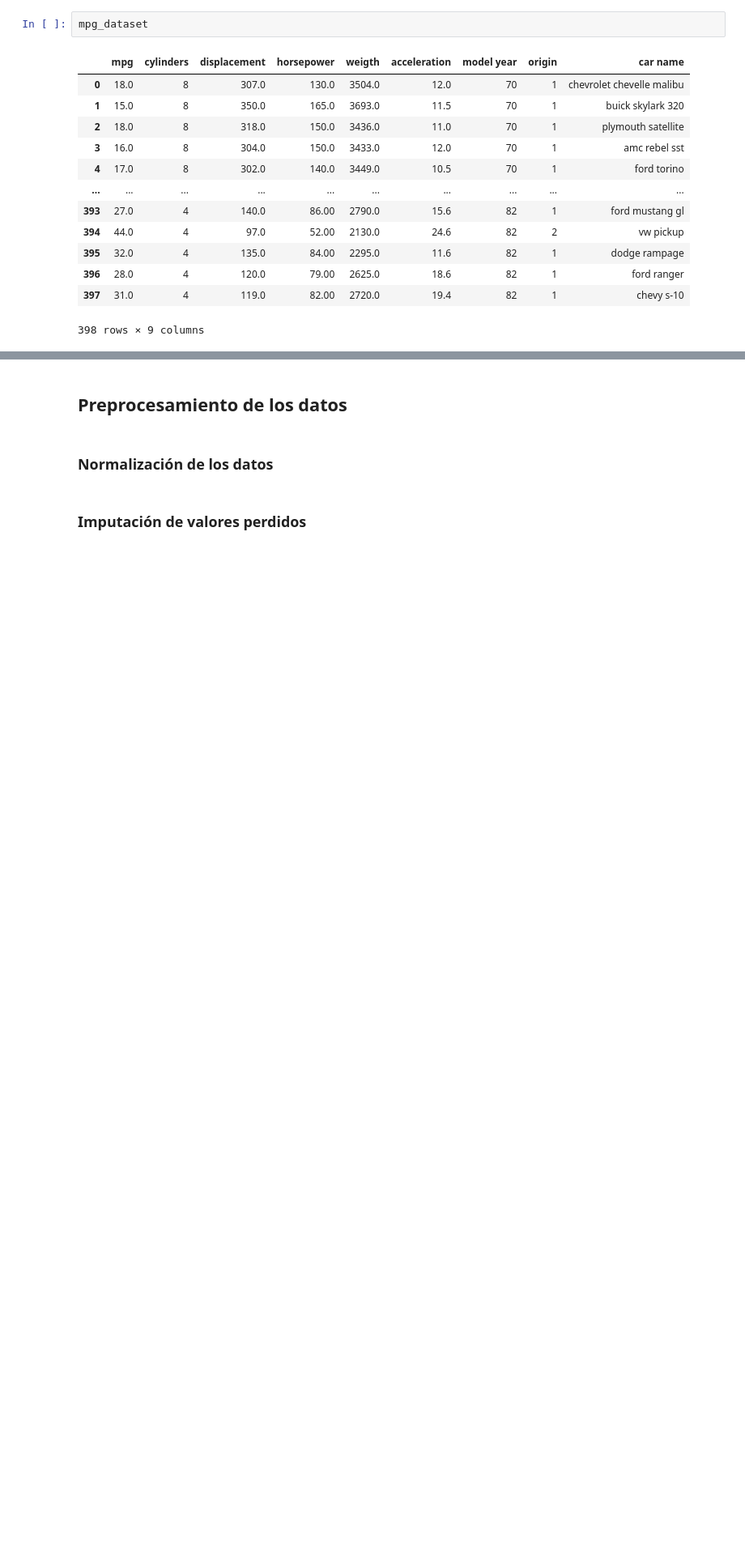
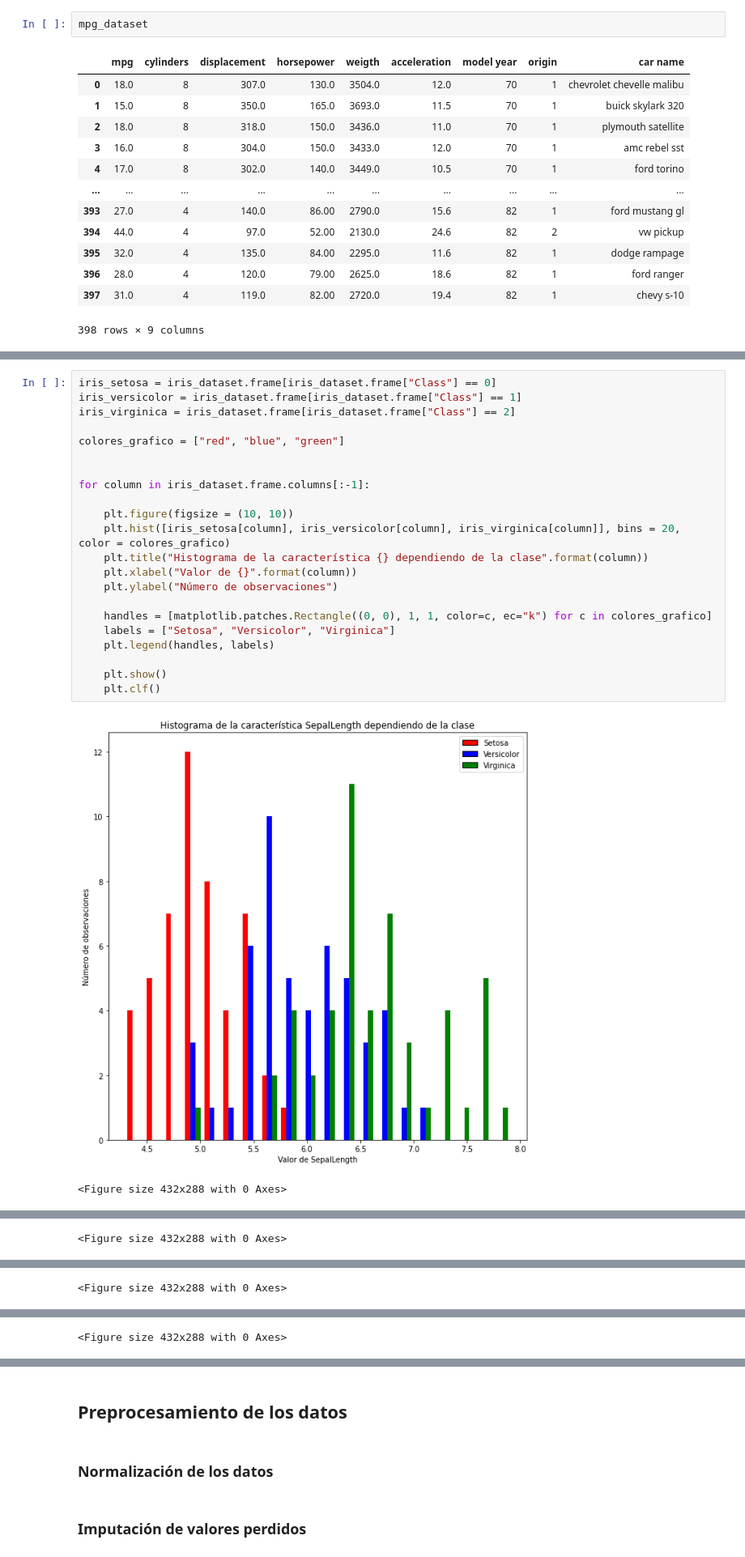
Before and after one commit to advy99/taller_osl_sklearn, a Jupyter notebook: notebook_taller.ipynb, the cells around one changed output, grey strips where cells are left out. Shown at 81% size. Saved outputs shown, nothing was run; the diff lists cells and outputs as text; blank space fills up the shorter version.

```diff
--- a/notebook_taller.ipynb
+++ b/notebook_taller.ipynb
@@ -78,0 +90,25 @@ mpg_dataset
+# %%
+iris_setosa = iris_dataset.frame[iris_dataset.frame["Class"] == 0]
+iris_versicolor = iris_dataset.frame[iris_dataset.frame["Class"] == 1]
+iris_virginica = iris_dataset.frame[iris_dataset.frame["Class"] == 2]
+
+colores_grafico = ["red", "blue", "green"]
+
+
+for column in iris_dataset.frame.columns[:-1]:
+
+    plt.figure(figsize = (10, 10))
+    plt.hist([iris_setosa[column], iris_versicolor[column], iris_virginica[column]], bins = 20, color = colores_grafico)
+    plt.title("Histograma de la característica {} dependiendo de la clase".format(column))
+    plt.xlabel("Valor de {}".format(column))
+    plt.ylabel("Número de observaciones")
+
+    handles = [matplotlib.patches.Rectangle((0, 0), 1, 1, color=c, ec="k") for c in colores_grafico]
+    labels = ["Setosa", "Versicolor", "Virginica"]
+    plt.legend(handles, labels)
+
+    plt.show()
+    plt.clf()
+# %% [output]
+[figure, added]
+<Figure size 432x288 with 0 Axes>
@@ -78,0 +116 @@ mpg_dataset
+<Figure size 432x288 with 0 Axes>
@@ -78,0 +118 @@ mpg_dataset
+<Figure size 432x288 with 0 Axes>
@@ -78,0 +120 @@ mpg_dataset
+<Figure size 432x288 with 0 Axes>
```
Also changed, not shown: parts of 8 cells of this notebook.
